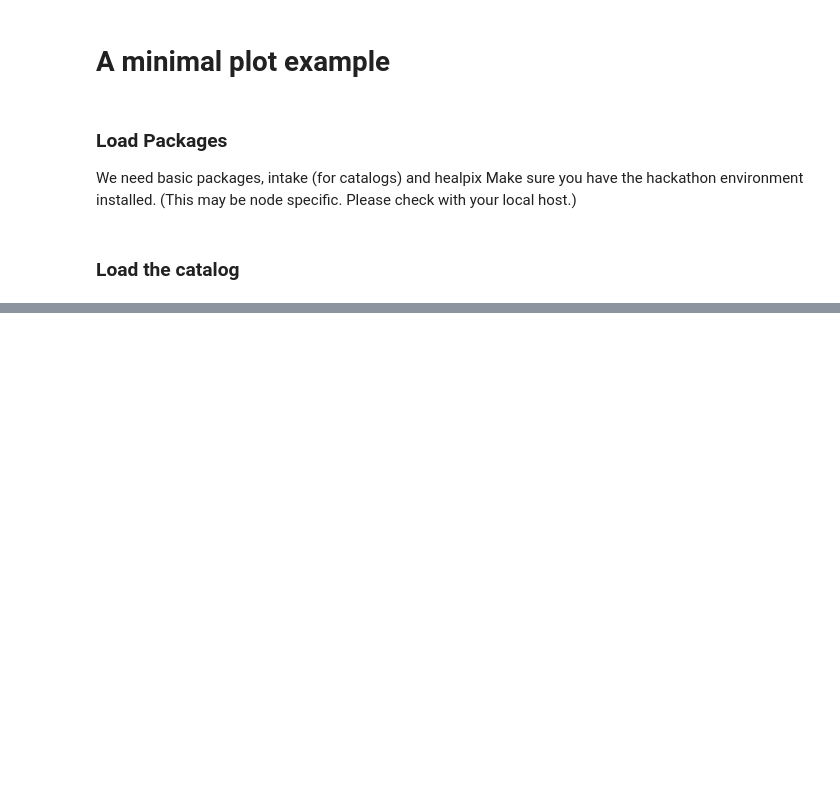
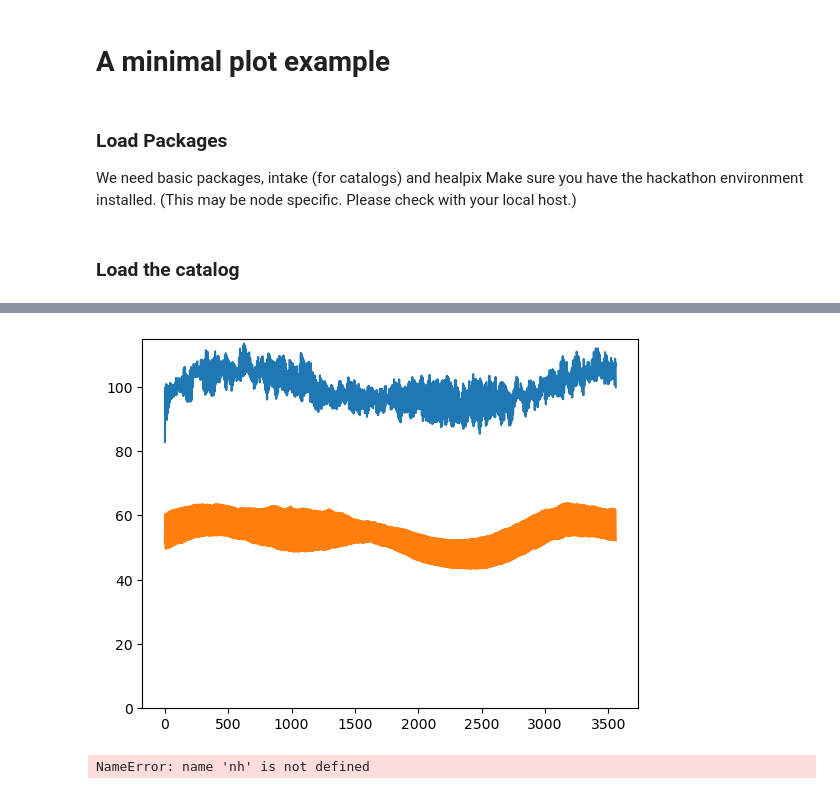
Before and after one commit to claresinger/hk25-teams, a Jupyter notebook: hk25-AlbedoSym/plot_rsut.ipynb, the cells around one changed output, grey strips where cells are left out. Cells and saved outputs as stored; diff of their text form; code cells hidden in the pictures; blank space fills up the shorter version.

```diff
--- a/hk25-AlbedoSym/plot_rsut.ipynb
+++ b/hk25-AlbedoSym/plot_rsut.ipynb
@@ -83,0 +110,15 @@ Wall time: 1.71 s
+# %%
+plt.plot(ds.rsut.mean(dim="cell"))
+plt.plot(ds.rsutcs.mean(dim="cell"))
+plt.ylim(0,115)
+plt.show()
+
+plt.plot(nh.rsut.mean(dim="cell"))
+plt.plot(sh.rsut.mean(dim="cell"), ls=":", color="C0")
+plt.plot(nh.rsutcs.mean(dim="cell"))
+plt.plot(sh.rsutcs.mean(dim="cell"), ls=":", color="C1")
+plt.ylim(0,115)
+plt.show()
+# %% [output]
+[figure, added]
+NameError: name 'nh' is not defined
```
Also changed, not shown: parts of 8 cells of this notebook.
